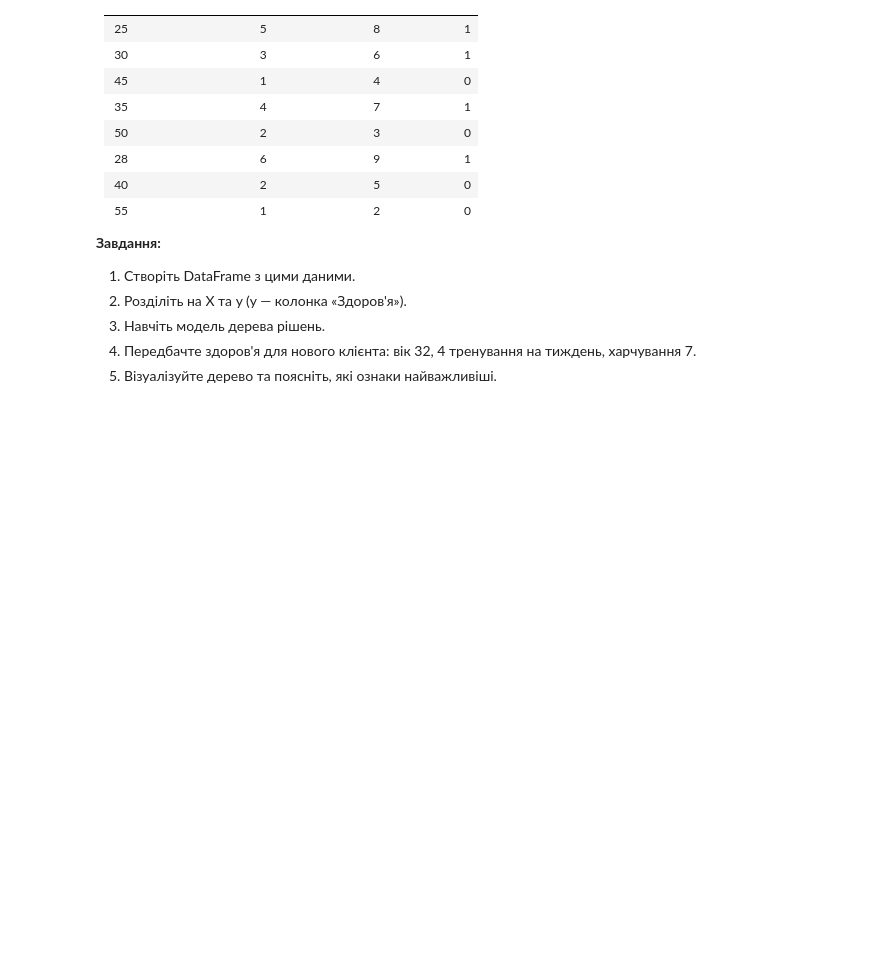
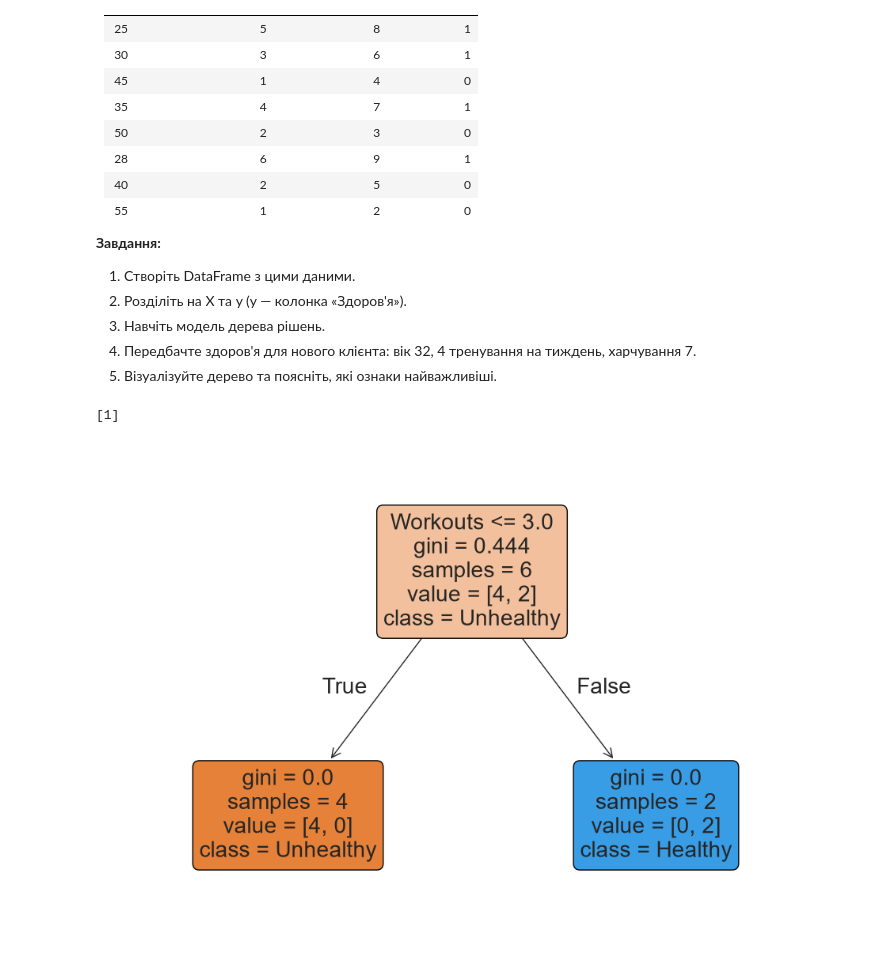
Before and after one commit to johnysilveo/JupyterPractice, a Jupyter notebook: Zolin_DecisionTrees_Ensembles_Classification_Practice.ipynb, the cells around one changed output. Drawn from its saved outputs; the diff is of its cells as text; code cells hidden in the pictures; blank space fills up the shorter version.

```diff
--- a/Zolin_DecisionTrees_Ensembles_Classification_Practice.ipynb
+++ b/Zolin_DecisionTrees_Ensembles_Classification_Practice.ipynb
@@ -643,0 +636,44 @@ F1 Score:  0.9790
+# %%
+
+from sklearn import tree
+
+data = {
+    "Age": [25, 30, 45, 35, 50, 28, 40, 55],
+    "Workouts": [5, 3, 1, 4, 2, 6, 2, 1],
+    "Nutrition": [8, 6, 4, 7, 3, 9, 5, 2],
+    "Health": [1, 1, 0, 1, 0, 1, 0, 0]
+}
+# display(df_fitness.style.hide(axis="index"))
+df_fitness = pd.DataFrame(data)
+X = df_fitness[['Age', 'Workouts', 'Nutrition']]
+y = df_fitness['Health']
+
+X_train, X_test, y_train, y_test = train_test_split(
+    X, y, test_size=0.2, random_state=42)
+
+model = DecisionTreeClassifier(random_state=42)
+model.fit(X_train, y_train)
+y_pred = model.predict(X_test)
+
+new_client = pd.DataFrame({
+    "Age": [32],
+    "Workouts": [4],
+    "Nutrition": [7]
+})
+
+prediction = model.predict(new_client)
+print(prediction)
+
+plt.figure(figsize=(12, 8))
+tree.plot_tree(
+    model,
+    feature_names=X.columns,
+    class_names=["Unhealthy", "Healthy"],
+    filled=True,
+    rounded=True,
+    fontsize=20
+)
+plt.show()
+# %% [output]
+[1]
+[figure, added]
```
Also changed, not shown: parts of 3 cells of this notebook, 1 other file.
